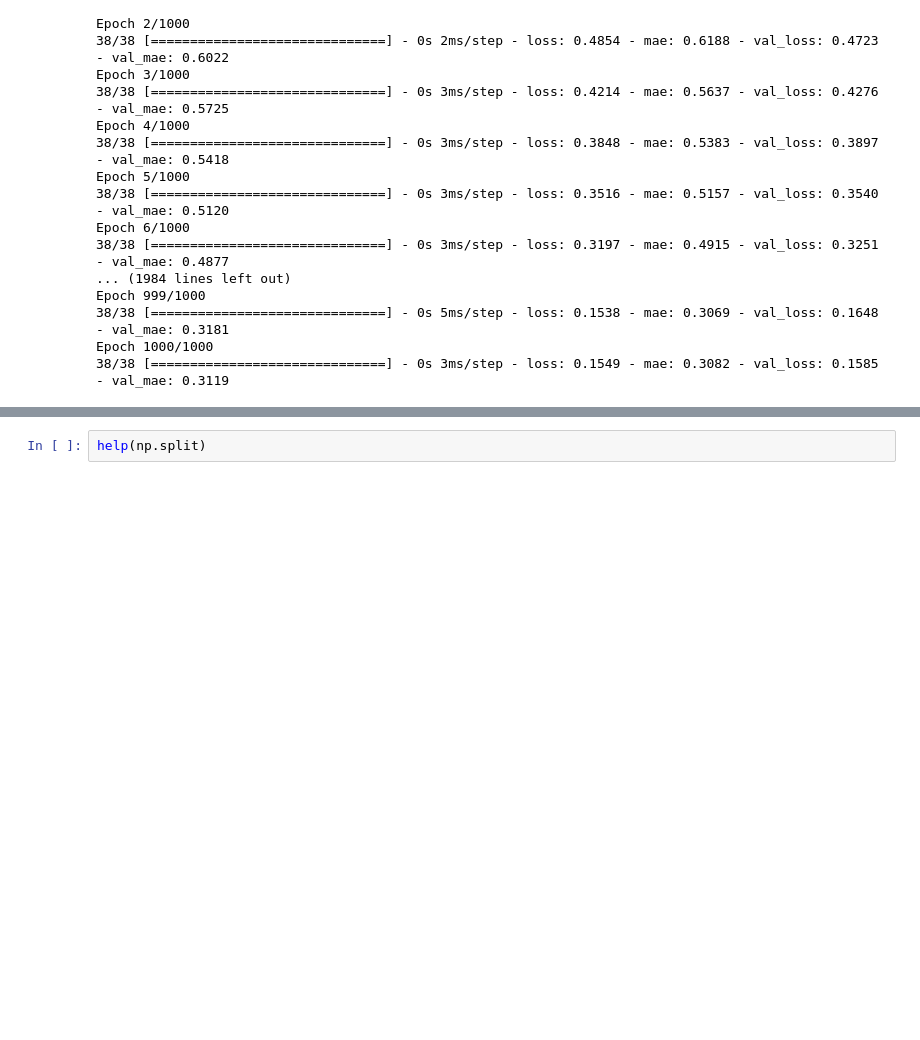
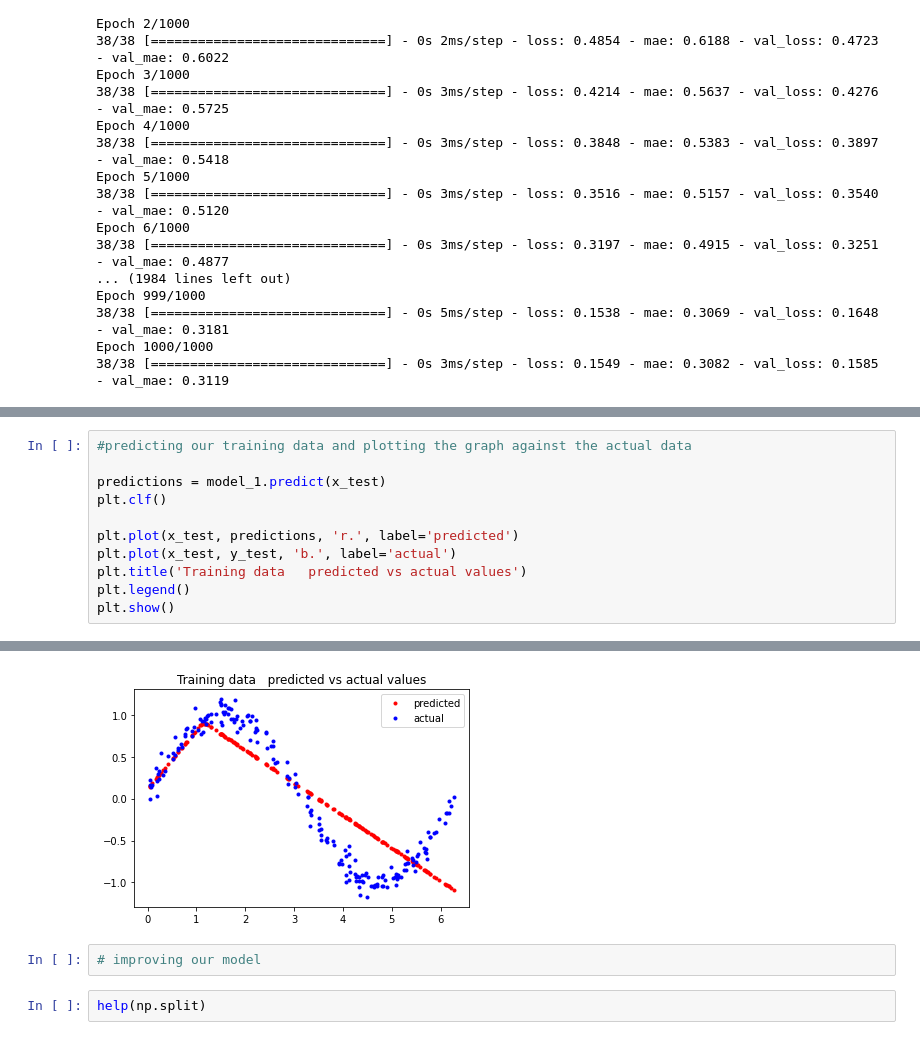
Before and after one commit to Taoheed-O/Machine-Learning, a Jupyter notebook: Tiny_ML/tiny_ml_sine.ipynb, the cells around one changed output, grey strips where cells are left out. Drawn from its saved outputs; the diff is of its cells as text; blank space fills up the shorter version.

```diff
--- a/Tiny_ML/tiny_ml_sine.ipynb
+++ b/Tiny_ML/tiny_ml_sine.ipynb
@@ -93,0 +140,12 @@ Epoch 1000/1000
+# %%
+#predicting our training data and plotting the graph against the actual data
+
+predictions = model_1.predict(x_test)
+plt.clf()
+
+plt.plot(x_test, predictions, 'r.', label='predicted')
+plt.plot(x_test, y_test, 'b.', label='actual')
+plt.title('Training data   predicted vs actual values')
+plt.legend()
+plt.show()
+# %% [output]
@@ -94,3 +153,6 @@ Epoch 1000/1000
+[figure, added]
+# %%
+# improving our model
 # %%
 help(np.split)
 # %% [output]
```
Also changed, not shown: parts of 4 cells of this notebook.
